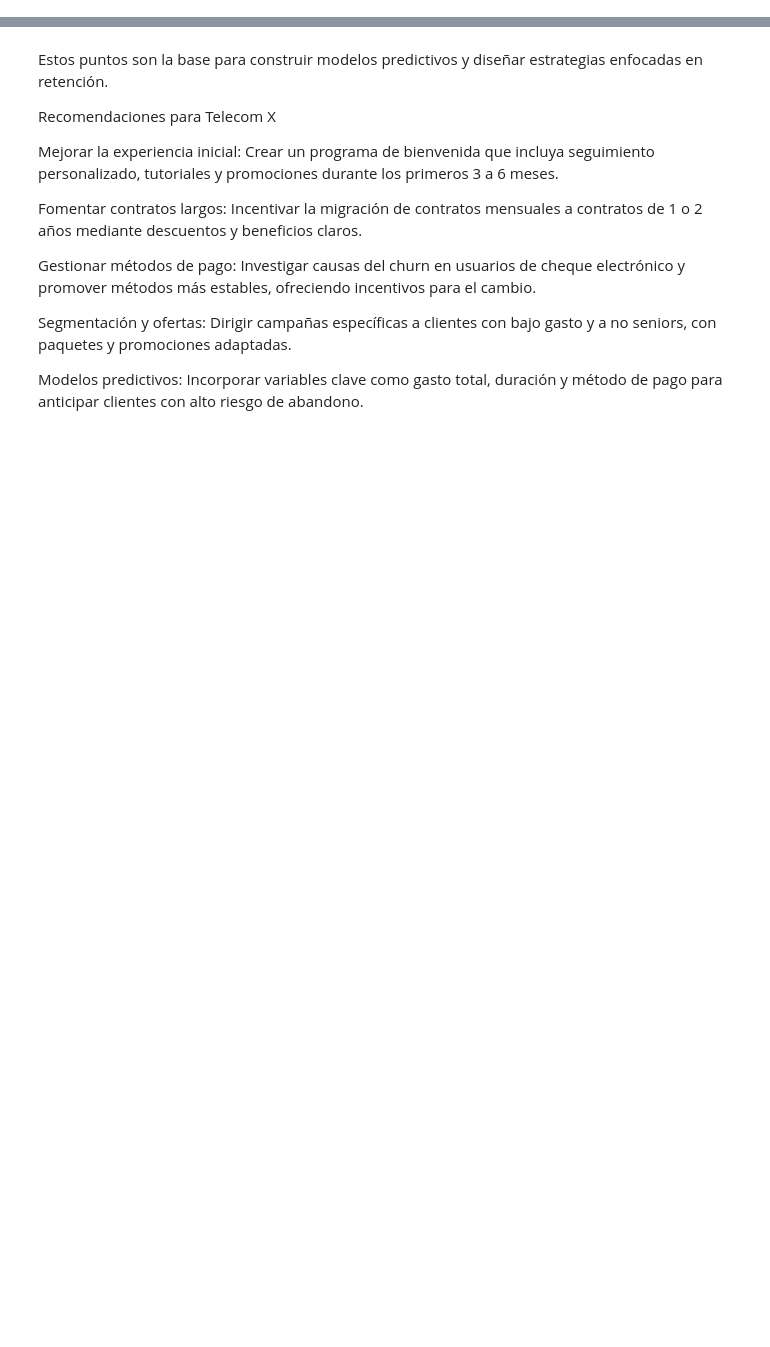
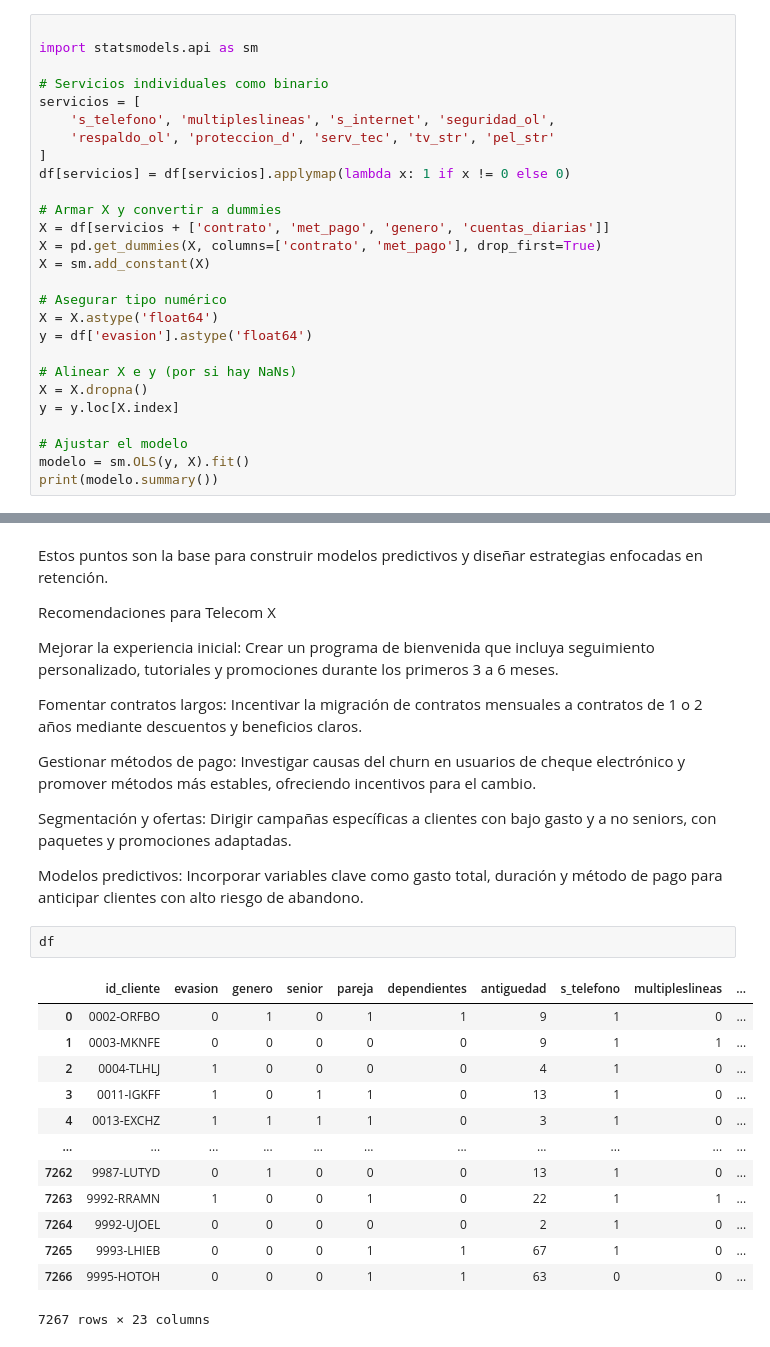
Before and after one commit to Ivanovk82/Challenge-telecom2-para-allora, a Jupyter notebook: Challenge_Telecom_X_análisis_de_evasión_de_clientes (1).ipynb, the cells around one changed output, grey strips where cells are left out. Saved outputs shown, nothing was run; the diff lists cells and outputs as text; blank space fills up the shorter version.

```diff
--- a/Challenge_Telecom_X_análisis_de_evasión_de_clientes (1).ipynb
+++ b/Challenge_Telecom_X_análisis_de_evasión_de_clientes (1).ipynb
@@ -245,0 +565,27 @@ array(['Yes', 'No'], dtype=object)
+# %%
+
+import statsmodels.api as sm
+
+# Servicios individuales como binario
+servicios = [
+    's_telefono', 'multipleslineas', 's_internet', 'seguridad_ol',
+    'respaldo_ol', 'proteccion_d', 'serv_tec', 'tv_str', 'pel_str'
+]
+df[servicios] = df[servicios].applymap(lambda x: 1 if x != 0 else 0)
+
+# Armar X y convertir a dummies
+X = df[servicios + ['contrato', 'met_pago', 'genero', 'cuentas_diarias']]
+X = pd.get_dummies(X, columns=['contrato', 'met_pago'], drop_first=True)
+X = sm.add_constant(X)
+
+# Asegurar tipo numérico
+X = X.astype('float64')
+y = df['evasion'].astype('float64')
+
+# Alinear X e y (por si hay NaNs)
+X = X.dropna()
+y = y.loc[X.index]
+
+# Ajustar el modelo
+modelo = sm.OLS(y, X).fit()
+print(modelo.summary())
@@ -712,3 +1096,19 @@ Gestionar métodos de pago: Investigar causas del churn en usuarios de cheque el
 Segmentación y ofertas: Dirigir campañas específicas a clientes con bajo gasto y a no seniors, con paquetes y promociones adaptadas.
 
 Modelos predictivos: Incorporar variables clave como gasto total, duración y método de pago para anticipar clientes con alto riesgo de abandono.
+# %%
+df
+# %% [output]
+|  | id_cliente | evasion | genero | senior | pareja | dependientes | antiguedad | s_telefono | multipleslineas | ... |
+| 0 | 0002-ORFBO | 0 | 1 | 0 | 1 | 1 | 9 | 1 | 0 | ... |
+| 1 | 0003-MKNFE | 0 | 0 | 0 | 0 | 0 | 9 | 1 | 1 | ... |
+| 2 | 0004-TLHLJ | 1 | 0 | 0 | 0 | 0 | 4 | 1 | 0 | ... |
+| 3 | 0011-IGKFF | 1 | 0 | 1 | 1 | 0 | 13 | 1 | 0 | ... |
+| 4 | 0013-EXCHZ | 1 | 1 | 1 | 1 | 0 | 3 | 1 | 0 | ... |
+| ... | ... | ... | ... | ... | ... | ... | ... | ... | ... | ... |
+| 7262 | 9987-LUTYD | 0 | 1 | 0 | 0 | 0 | 13 | 1 | 0 | ... |
+| 7263 | 9992-RRAMN | 1 | 0 | 0 | 1 | 0 | 22 | 1 | 1 | ... |
+| 7264 | 9992-UJOEL | 0 | 0 | 0 | 0 | 0 | 2 | 1 | 0 | ... |
+| 7265 | 9993-LHIEB | 0 | 0 | 0 | 1 | 1 | 67 | 1 | 0 | ... |
+| 7266 | 9995-HOTOH | 0 | 0 | 0 | 1 | 1 | 63 | 0 | 0 | ... |
+7267 rows × 23 columns
```
Also changed, not shown: parts of 30 cells of this notebook.
